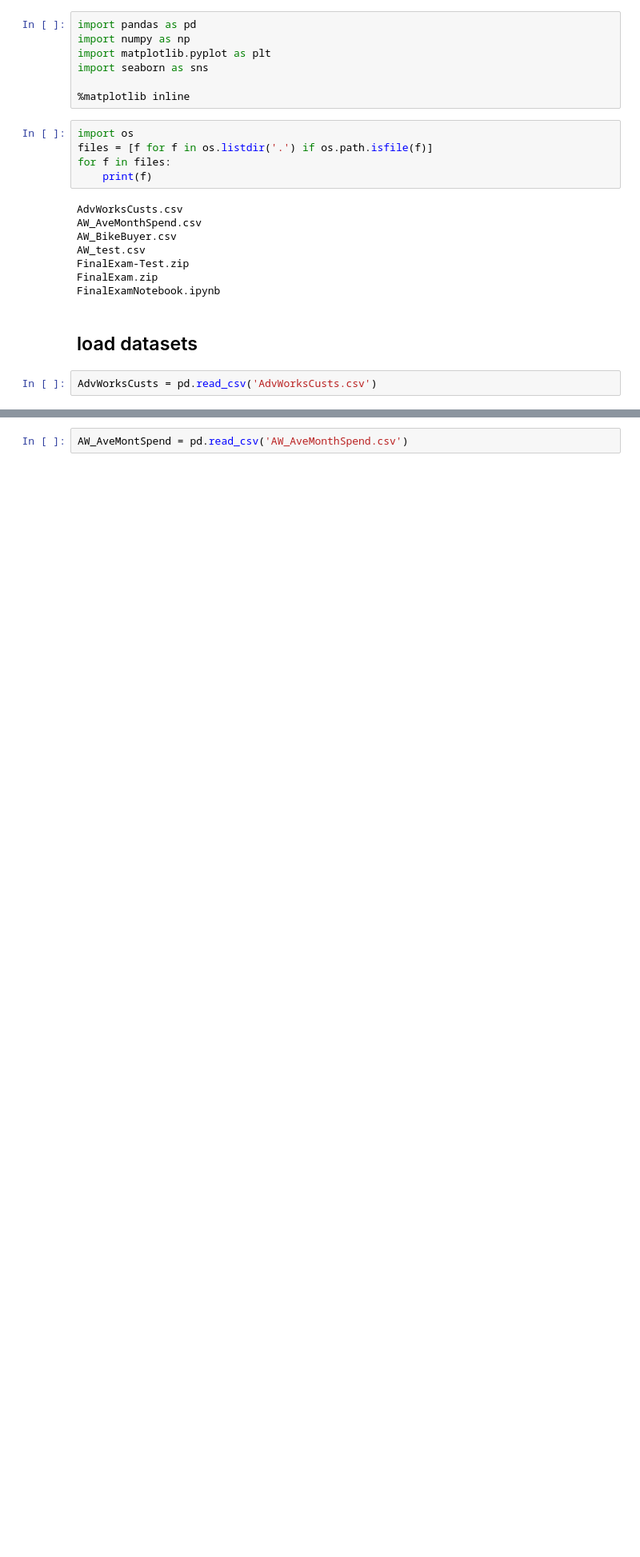
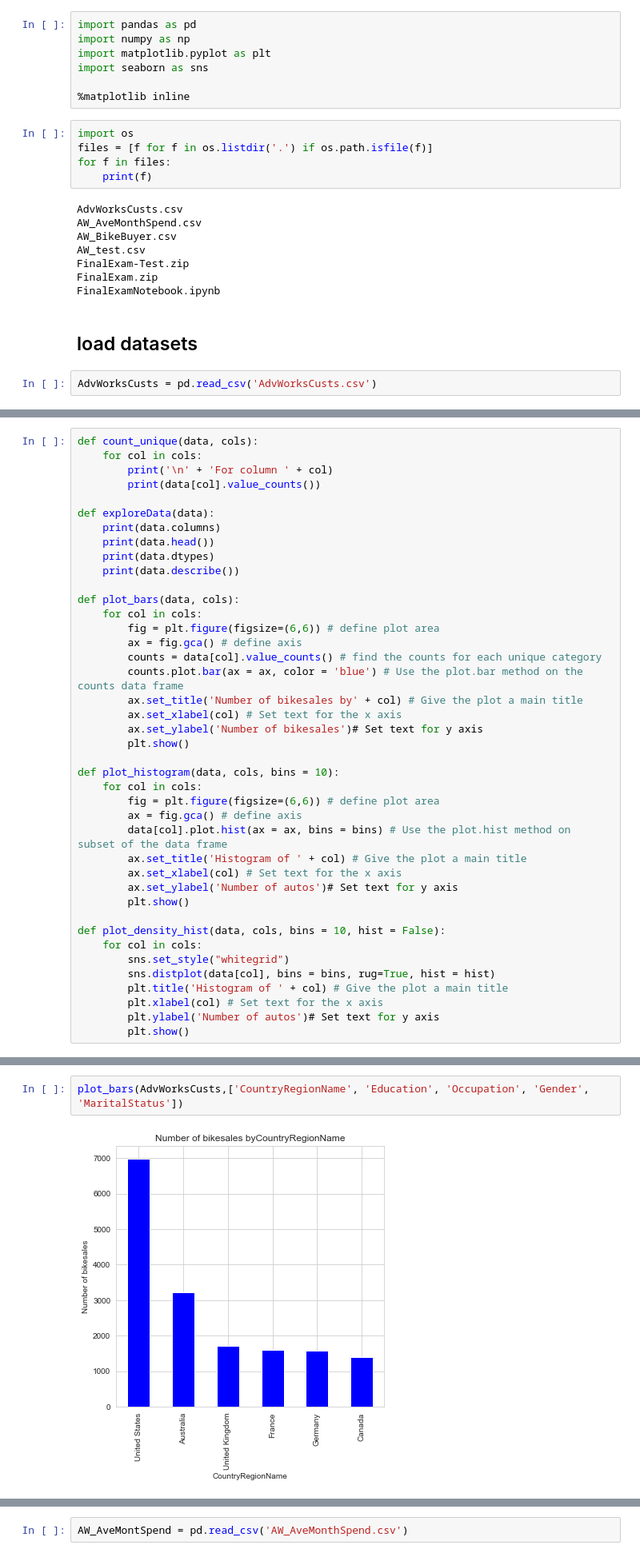
Before and after one commit to yenwel/Principles-of-Machine-Learning-Python, a Jupyter notebook: Final Exam/FinalExamNotebook.ipynb, the cells around one changed output, grey strips where cells are left out. Shown: that part at 80% size. Drawn from its saved outputs; the diff is of its cells as text; blank space fills up the shorter version.

Commit message:
explore data

```diff
--- a/Final Exam/FinalExamNotebook.ipynb
+++ b/Final Exam/FinalExamNotebook.ipynb
@@ -48,0 +29,41 @@ AdvWorksCusts.head()
+# %%
+def count_unique(data, cols):
+    for col in cols:
+        print('\n' + 'For column ' + col)
+        print(data[col].value_counts())
+
+def exploreData(data):
+    print(data.columns)
+    print(data.head())
+    print(data.dtypes)
+    print(data.describe())
+
+def plot_bars(data, cols):
+    for col in cols:
+        fig = plt.figure(figsize=(6,6)) # define plot area
+        ax = fig.gca() # define axis
+        counts = data[col].value_counts() # find the counts for each unique category
+        counts.plot.bar(ax = ax, color = 'blue') # Use the plot.bar method on the counts data frame
+        ax.set_title('Number of bikesales by' + col) # Give the plot a main title
+        ax.set_xlabel(col) # Set text for the x axis
+        ax.set_ylabel('Number of bikesales')# Set text for y axis
+        plt.show()
+
+def plot_histogram(data, cols, bins = 10):
+    for col in cols:
+        fig = plt.figure(figsize=(6,6)) # define plot area
+        ax = fig.gca() # define axis
+        data[col].plot.hist(ax = ax, bins = bins) # Use the plot.hist method on subset of the data frame
+        ax.set_title('Histogram of ' + col) # Give the plot a main title
+        ax.set_xlabel(col) # Set text for the x axis
+        ax.set_ylabel('Number of autos')# Set text for y axis
+        plt.show()
+
+def plot_density_hist(data, cols, bins = 10, hist = False):
+    for col in cols:
+        sns.set_style("whitegrid")
+        sns.distplot(data[col], bins = bins, rug=True, hist = hist)
+        plt.title('Histogram of ' + col) # Give the plot a main title
+        plt.xlabel(col) # Set text for the x axis
+        plt.ylabel('Number of autos')# Set text for y axis
+        plt.show()
@@ -48,0 +110,4 @@ AdvWorksCusts.head()
+# %%
+plot_bars(AdvWorksCusts,['CountryRegionName', 'Education', 'Occupation', 'Gender', 'MaritalStatus'])
+# %% [output]
+[figure, added]
```
Also changed, not shown: parts of 15 cells of this notebook.
